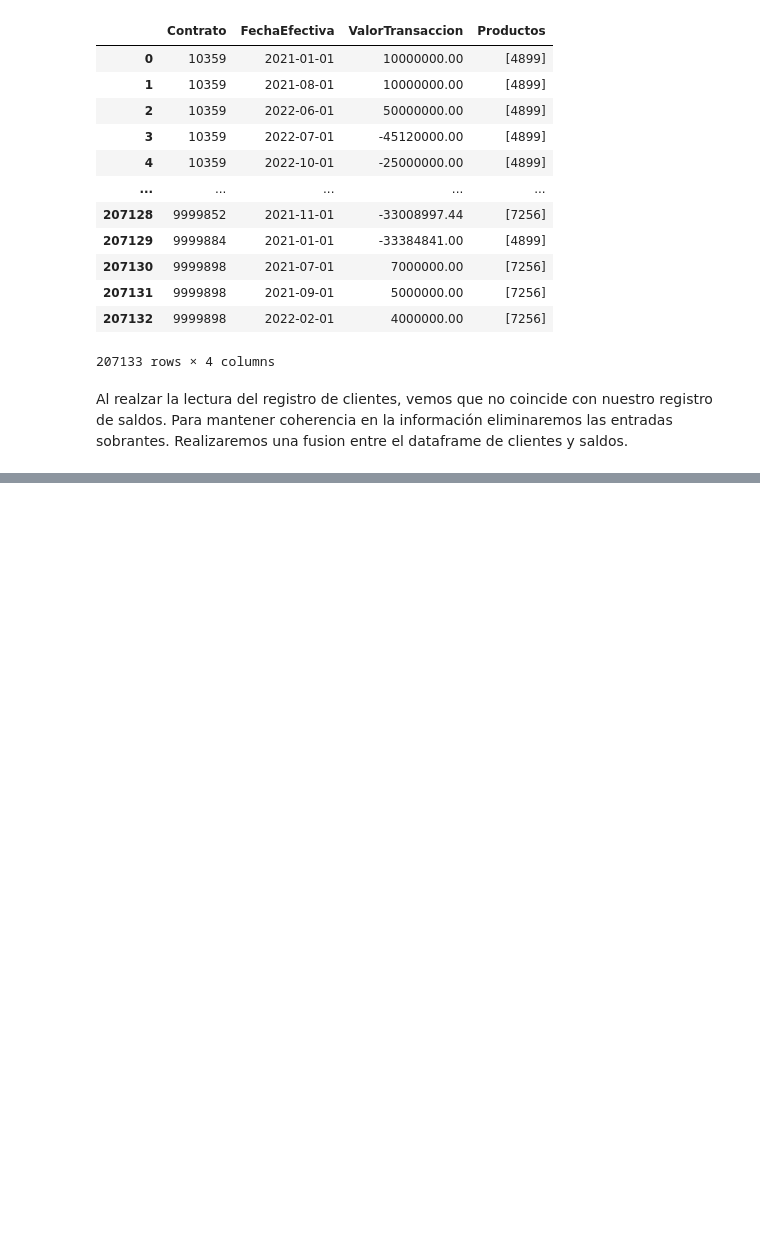
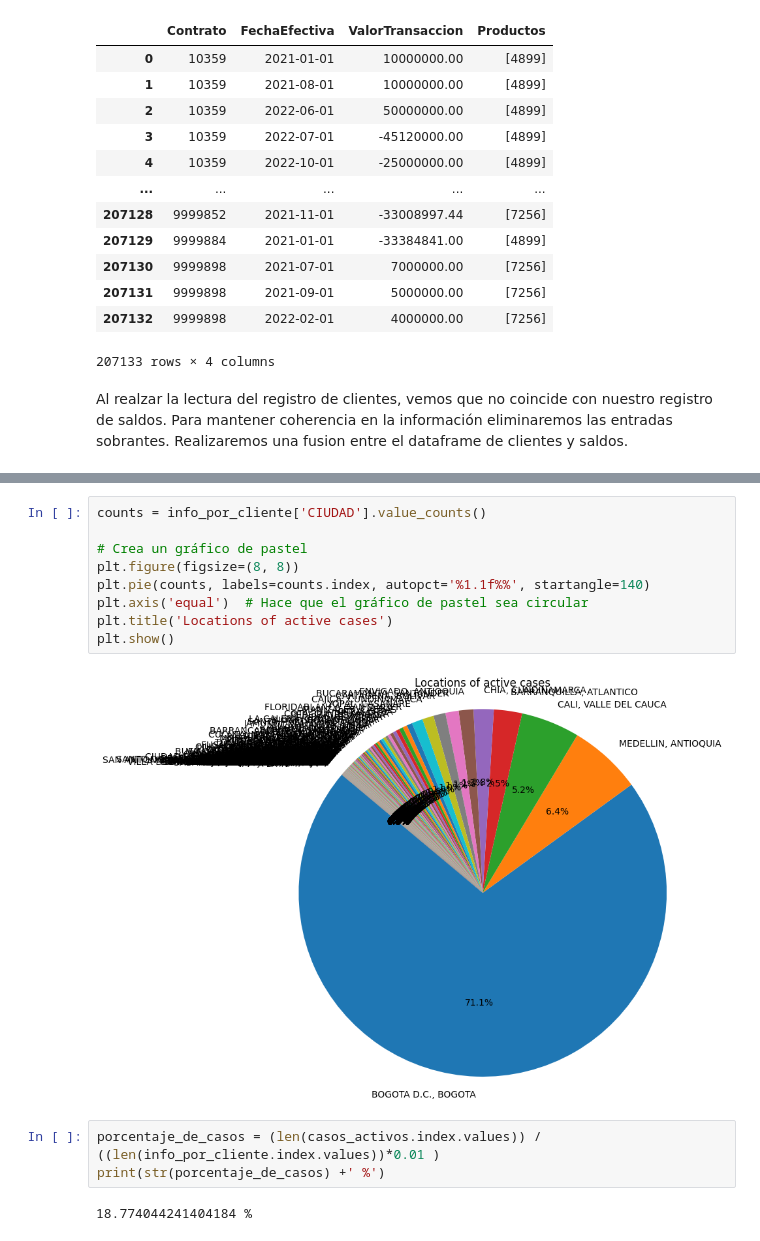
Before and after one commit to LER-Artema/skandia, a Jupyter notebook: skandia/modelo_predictivo.ipynb, the cells around one changed output, grey strips where cells are left out. Drawn from its saved outputs; the diff is of its cells as text; blank space fills up the shorter version.

```diff
--- a/skandia/modelo_predictivo.ipynb
+++ b/skandia/modelo_predictivo.ipynb
@@ -116,0 +179,16 @@ clientes
+# %%
+counts = info_por_cliente['CIUDAD'].value_counts()
+
+# Crea un gráfico de pastel
+plt.figure(figsize=(8, 8))
+plt.pie(counts, labels=counts.index, autopct='%1.1f%%', startangle=140)
+plt.axis('equal')  # Hace que el gráfico de pastel sea circular
+plt.title('Locations of active cases')
+plt.show()
+# %% [output]
+[figure, added]
+# %%
+porcentaje_de_casos = (len(casos_activos.index.values)) / ((len(info_por_cliente.index.values))*0.01 )
+print(str(porcentaje_de_casos) +' %')
+# %% [output]
+18.774044241404184 %
```
Also changed, not shown: parts of 8 cells of this notebook.
